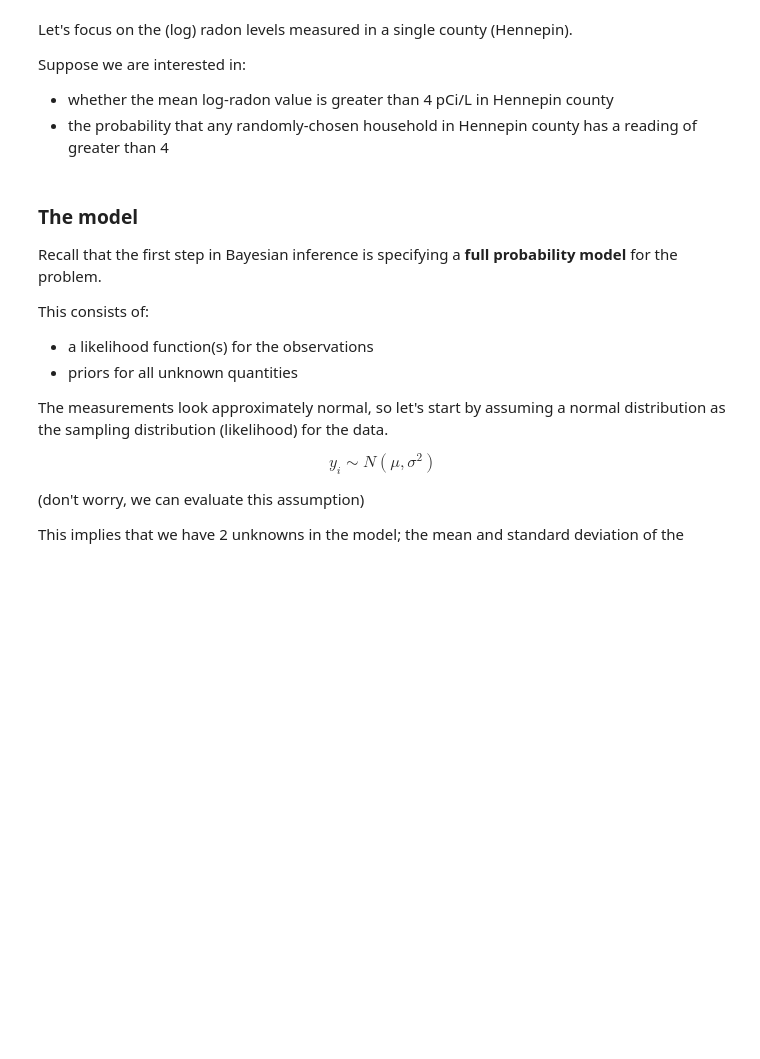
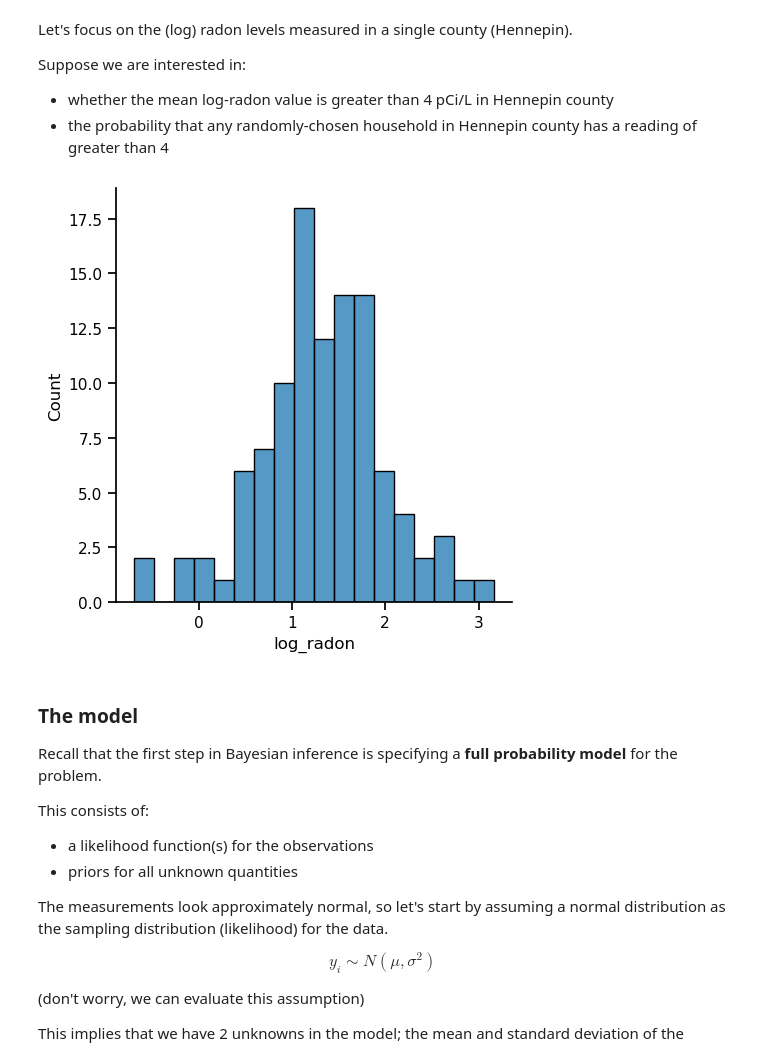
Before and after one commit to fonnesbeck/bayes_course_dec_2023, a Jupyter notebook: notebooks/Section1_1-Basic_Bayes.ipynb, the cells around one changed output. Cells and saved outputs as stored; diff of their text form; code cells hidden in the pictures; blank space fills up the shorter version.

```diff
--- a/notebooks/Section1_1-Basic_Bayes.ipynb
+++ b/notebooks/Section1_1-Basic_Bayes.ipynb
@@ -212,7 +251,7 @@ RANDOM_SEED = 20090425
 # %%
 import pandas as pd
 
-DATA_URL = 'https://raw.githubusercontent.com/fonnesbeck/probabilistic_programming_pymc/master/data/'
+DATA_URL = 'https://raw.githubusercontent.com/fonnesbeck/bayes_course_dec_2023/master/data/'
 
 try:
     radon = pd.read_csv('../data/radon.csv', index_col=0)
@@ -228,7 +275,9 @@ Suppose we are interested in:
 - the probability that any randomly-chosen household in Hennepin county has a reading of greater than 4
 # %%
 hennepin_radon = radon.query('county=="HENNEPIN"').log_radon
-sns.displot(hennepin_radon);
+sns.displot(hennepin_radon, bins=18);
+# %% [output]
+[figure, added]
 # %% [markdown]
 ### The model
 
```
Also changed, not shown: parts of 25 cells of this notebook.
